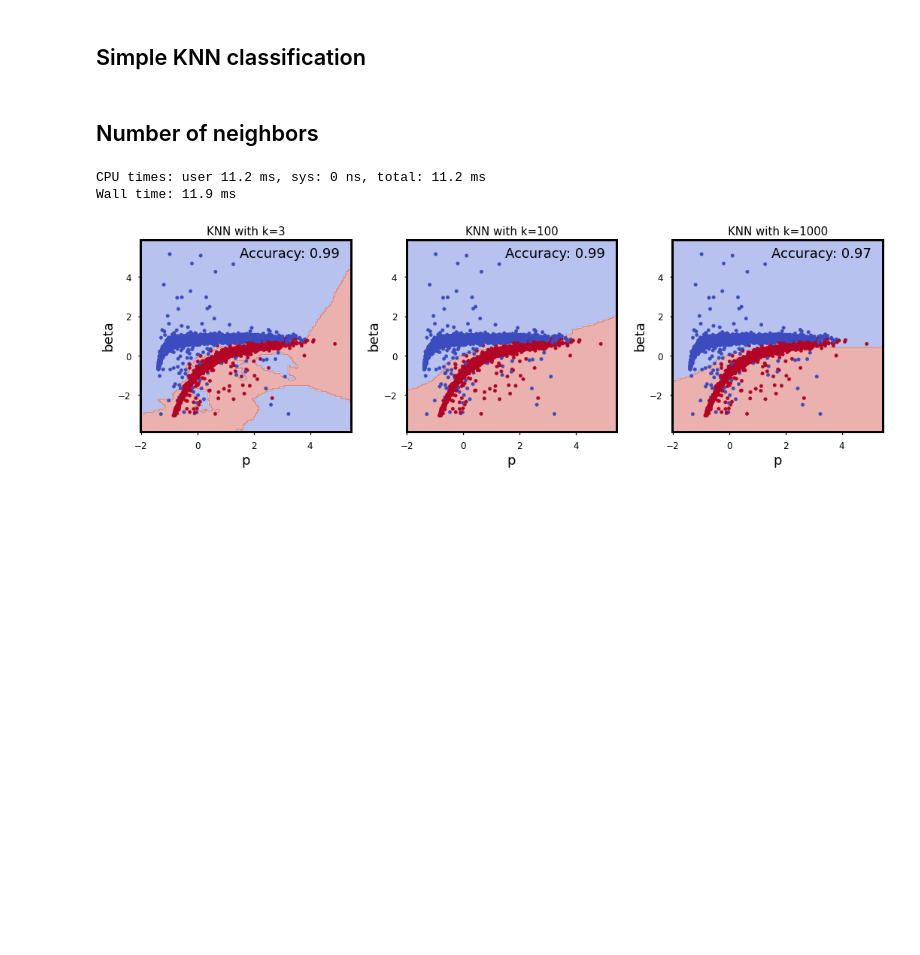
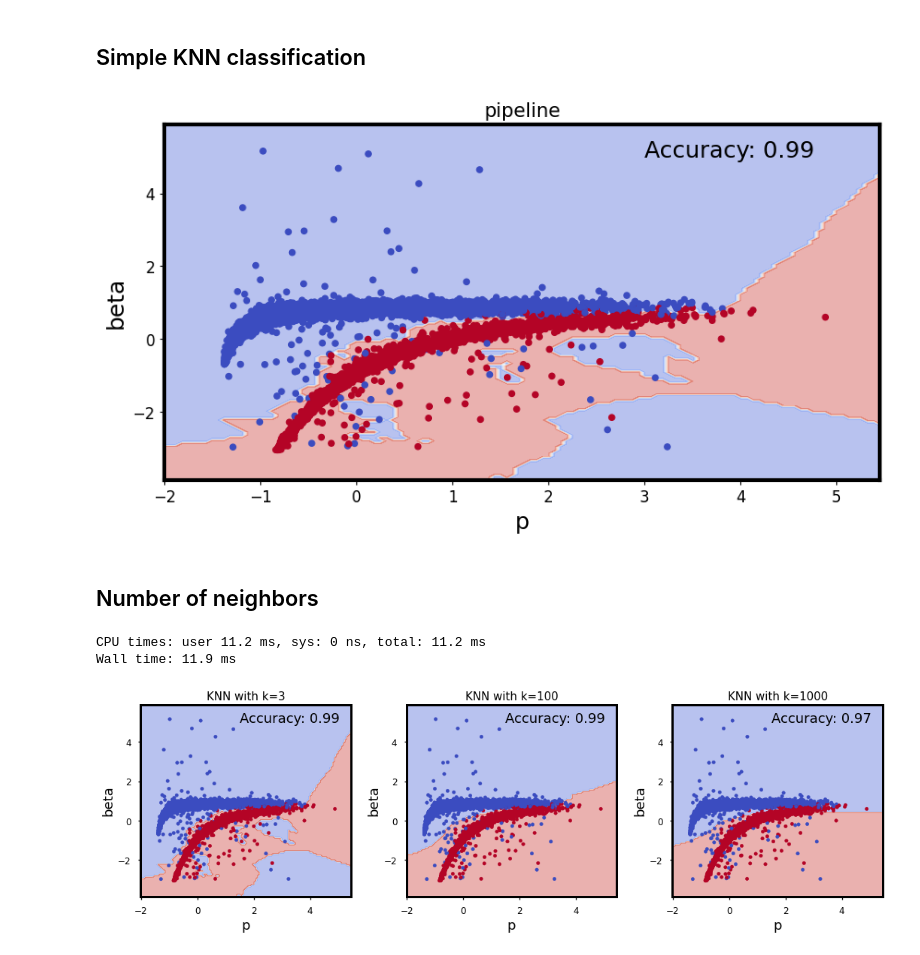
Before and after one commit to sraeisi/MachineLearning_Physics, a Jupyter notebook: 1/MLP_Basics_Model.ipynb, the cells around one changed output. Saved outputs shown, nothing was run; the diff lists cells and outputs as text; code cells hidden in the pictures; blank space fills up the shorter version.

```diff
--- a/1/MLP_Basics_Model.ipynb
+++ b/1/MLP_Basics_Model.ipynb
@@ -913,22 +913,26 @@ plt.show()
 # %%
 from sklearn.neighbors import KNeighborsClassifier
 
 ## You do the rest!
+clf = KNeighborsClassifier( n_neighbors=3 , weights='uniform' )
+clf.fit(X_train, Y_train)
 
 ##
 
 
 x1_list, x2_list = grid(X[:,0], X[:,1], n_points=100)
 X_grid = np.vstack([x1_list.reshape(-1),x2_list.reshape(-1)]).T
 
 fig = plt.figure(figsize=(10,5))
 ax = fig.add_subplot(1, 1, 1 , xlabel = 'p', ylabel='beta', title = 'pipeline')
 Y_grid = clf.predict( X_grid ).reshape(x1_list.shape )
 
 ax.contourf(x1_list, x2_list, Y_grid, alpha=.4, cmap=plt.cm.coolwarm)
 ax.scatter(*X.T, c=Y, cmap=plt.cm.coolwarm, s=20)
 ax.text(3, 5, f'Accuracy: {clf.score( X_test , Y_test):.2f}')
 plt.show()
+# %% [output]
+[figure, added]
 # %% [markdown]
 ## Number of neighbors
 # %%
```
Also changed, not shown: parts of 16 cells of this notebook.
